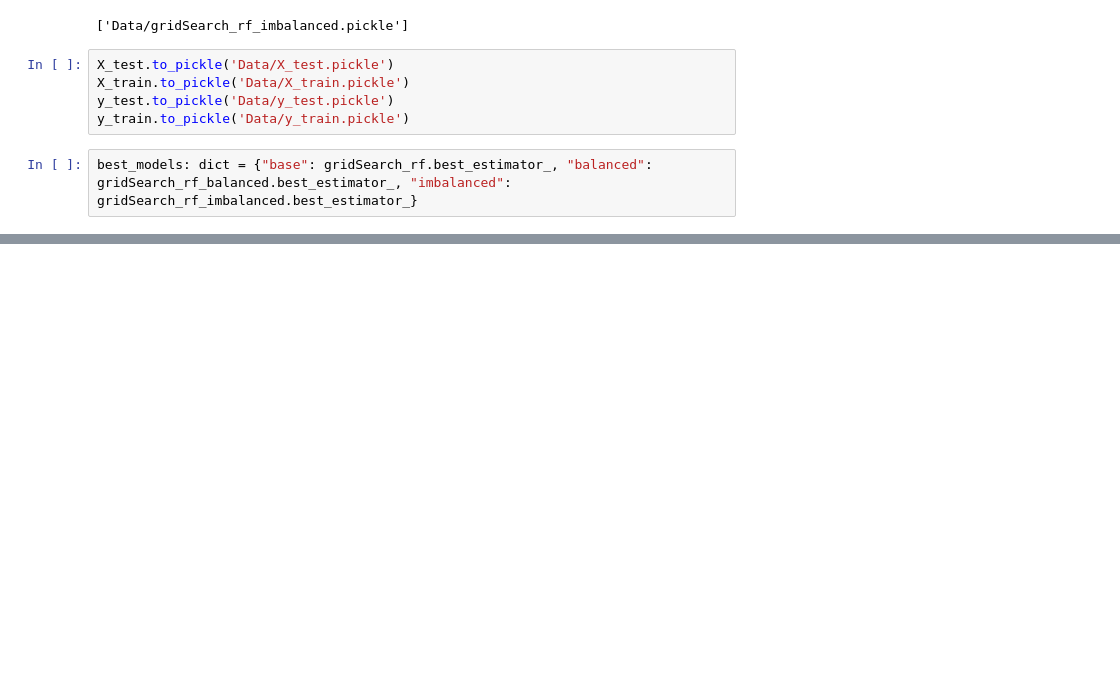
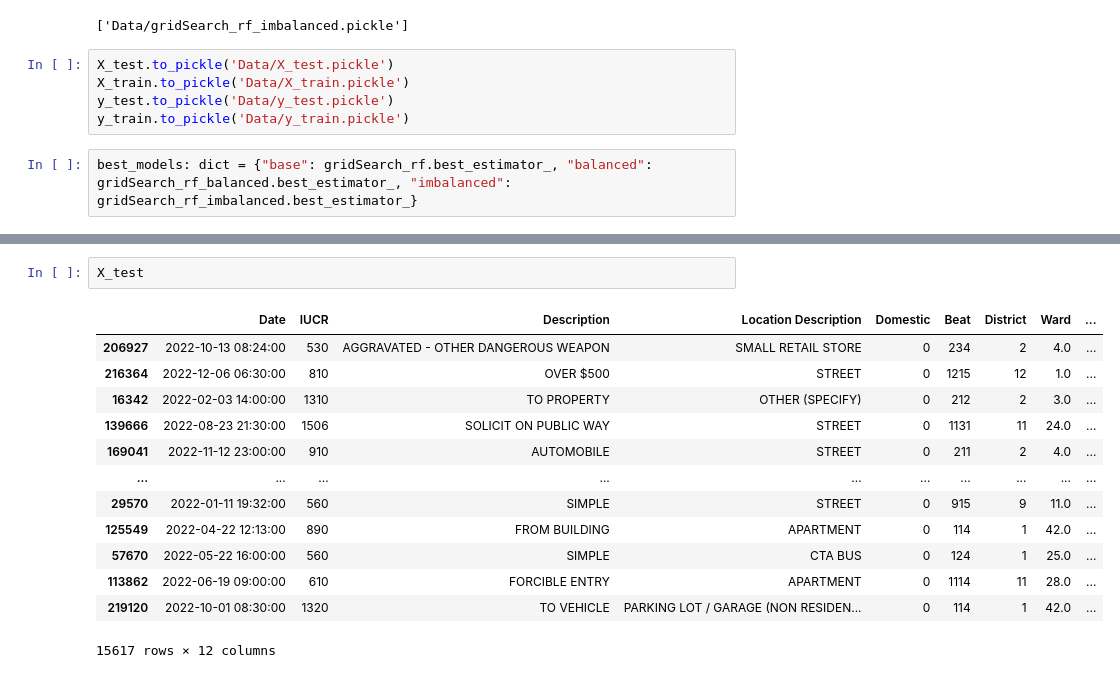
Before and after one commit to Eleninja102/Math4750-Final-Project-Data-Modeling, a Jupyter notebook: Chicago Crime.ipynb, the cells around one changed output, grey strips where cells are left out. Drawn from its saved outputs; the diff is of its cells as text; blank space fills up the shorter version.

```diff
--- a/Chicago Crime.ipynb
+++ b/Chicago Crime.ipynb
@@ -269,0 +269,16 @@ for key, best_model in best_models.items():
+# %%
+X_test
+# %% [output]
+|  | Date | IUCR | Description | Location Description | Domestic | Beat | District | Ward | ... |
+| 206927 | 2022-10-13 08:24:00 | 530 | AGGRAVATED - OTHER DANGEROUS WEAPON | SMALL RETAIL STORE | 0 | 234 | 2 | 4.0 | ... |
+| 216364 | 2022-12-06 06:30:00 | 810 | OVER $500 | STREET | 0 | 1215 | 12 | 1.0 | ... |
+| 16342 | 2022-02-03 14:00:00 | 1310 | TO PROPERTY | OTHER (SPECIFY) | 0 | 212 | 2 | 3.0 | ... |
+| 139666 | 2022-08-23 21:30:00 | 1506 | SOLICIT ON PUBLIC WAY | STREET | 0 | 1131 | 11 | 24.0 | ... |
+| 169041 | 2022-11-12 23:00:00 | 910 | AUTOMOBILE | STREET | 0 | 211 | 2 | 4.0 | ... |
+| ... | ... | ... | ... | ... | ... | ... | ... | ... | ... |
+| 29570 | 2022-01-11 19:32:00 | 560 | SIMPLE | STREET | 0 | 915 | 9 | 11.0 | ... |
+| 125549 | 2022-04-22 12:13:00 | 890 | FROM BUILDING | APARTMENT | 0 | 114 | 1 | 42.0 | ... |
+| 57670 | 2022-05-22 16:00:00 | 560 | SIMPLE | CTA BUS | 0 | 124 | 1 | 25.0 | ... |
+| 113862 | 2022-06-19 09:00:00 | 610 | FORCIBLE ENTRY | APARTMENT | 0 | 1114 | 11 | 28.0 | ... |
+| 219120 | 2022-10-01 08:30:00 | 1320 | TO VEHICLE | PARKING LOT / GARAGE (NON RESIDEN... | 0 | 114 | 1 | 42.0 | ... |
+15617 rows × 12 columns
```
Also changed, not shown: parts of 5 cells of this notebook, 8 other files.
